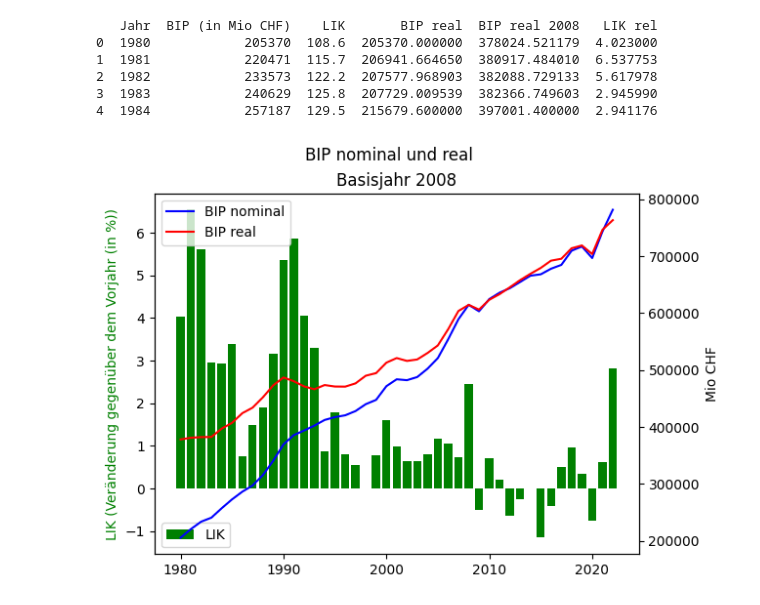
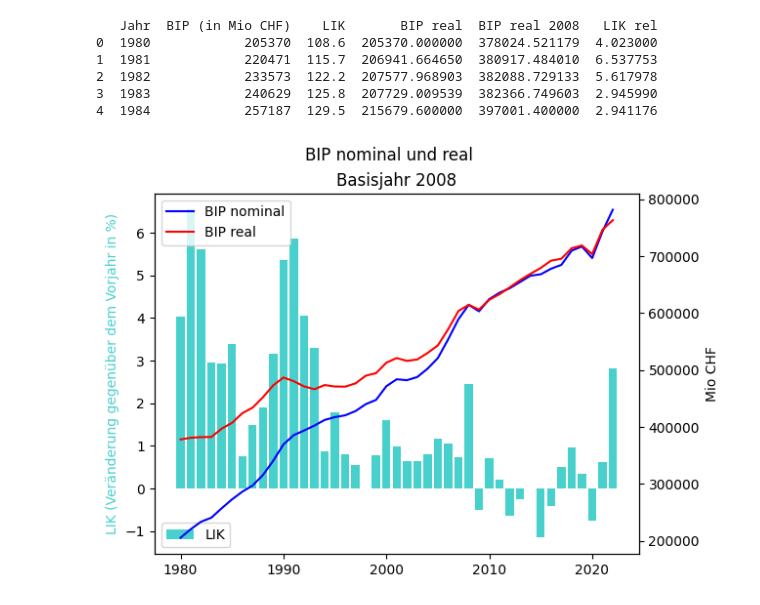
Before and after one commit to Jacques-Mock-Schindler/WR_I_21-24, a Jupyter notebook: docs/231113/relaes_bip_entwicklung.ipynb, the cells around one changed output. Cells and saved outputs as stored; diff of their text form; code cells hidden in the pictures.

```diff
--- a/docs/231113/relaes_bip_entwicklung.ipynb
+++ b/docs/231113/relaes_bip_entwicklung.ipynb
@@ -149,26 +149,26 @@ print(df.head())
 # %%
 # data
 x = df['Jahr']
 bip_n = df['BIP (in Mio CHF)']
 bip_r = df['BIP real 2008']
 
 # plot
 fig, ax1 = plt.subplots()
-ax1.bar(x, df['LIK rel'], color='green', label='LIK')
-ax1.set_ylabel('LIK (Veränderung gegenüber dem Vorjahr (in %))', color='green')
+ax1.bar(x, df['LIK rel'], color='mediumturquoise', label='LIK')
+ax1.set_ylabel('LIK (Veränderung gegenüber dem Vorjahr in %)', color='mediumturquoise')
 ax1.legend(loc='lower left')
 
 ax2 = ax1.twinx()
 ax2.plot(x, bip_n, color='blue', label='BIP nominal')
 ax2.plot(x, bip_r, color='red', label='BIP real')
 ax2.set_ylabel('Mio CHF')
 ax2.legend(loc='upper left')
 
 
 plt.suptitle('BIP nominal und real')
 plt.title('Basisjahr 2008')
 plt.xlabel('Jahr')  # x-Achse beschriften
 
 plt.show()
 # %% [output]
-[figure, old version]
+[figure, new version]
```
